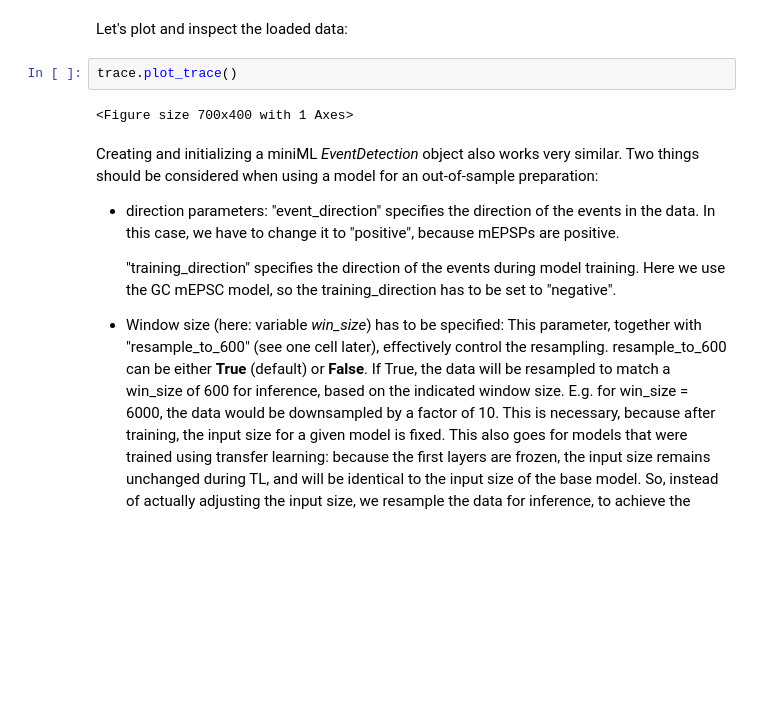
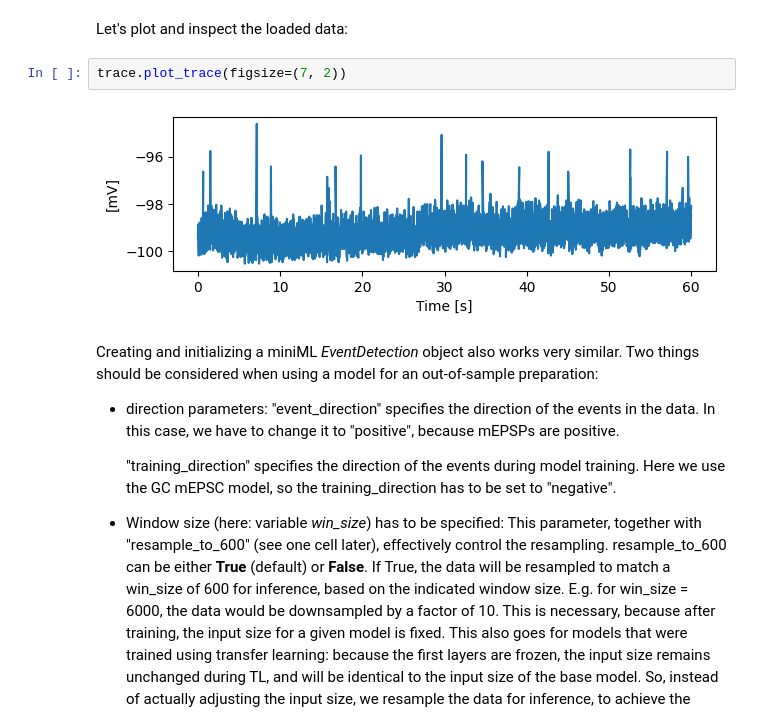
Before and after one commit to delvendahl/miniML, a Jupyter notebook: docs/general/tutorial_resampling.ipynb, the cells around one changed output. Cells and saved outputs as stored; diff of their text form; blank space fills up the shorter version.

```diff
--- a/docs/general/tutorial_resampling.ipynb
+++ b/docs/general/tutorial_resampling.ipynb
@@ -24,9 +23,9 @@ trace = TraceLoader.from_h5_file(
 # %% [markdown]
 Let's plot and inspect the loaded data:
 # %%
-trace.plot_trace()
+trace.plot_trace(figsize=(7, 2))
 # %% [output]
-<Figure size 700x400 with 1 Axes>
+[figure, added]
 # %% [markdown]
 Creating and initializing a miniML _EventDetection_ object also works very similar. Two things should be considered when using a model for an out-of-sample preparation:
 
```
Also changed, not shown: parts of 1 cell of this notebook, 1 other file.
